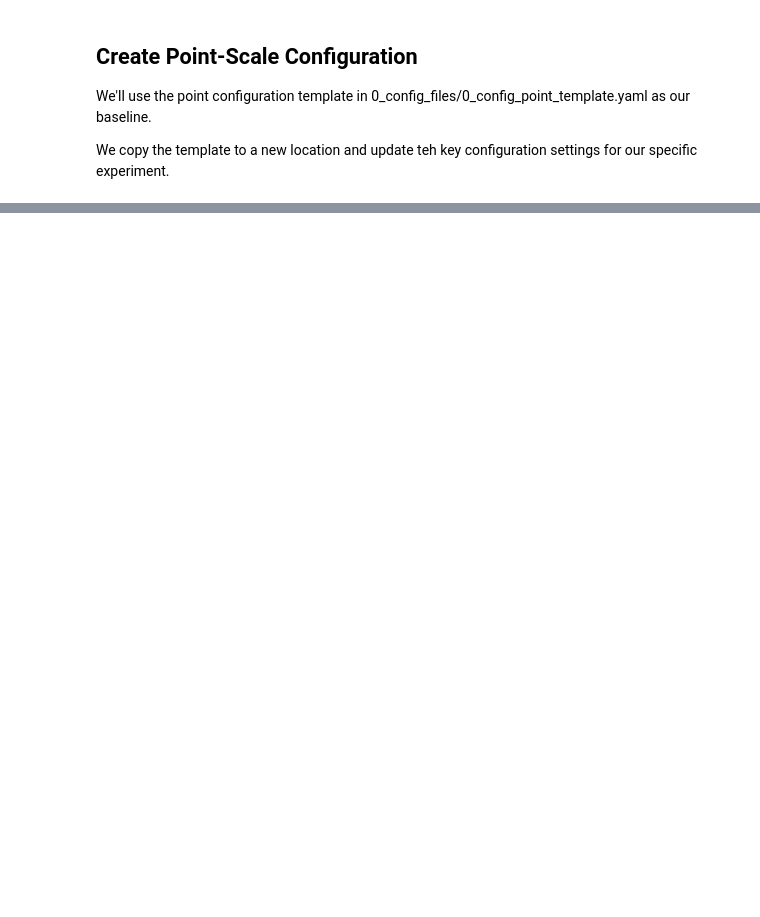
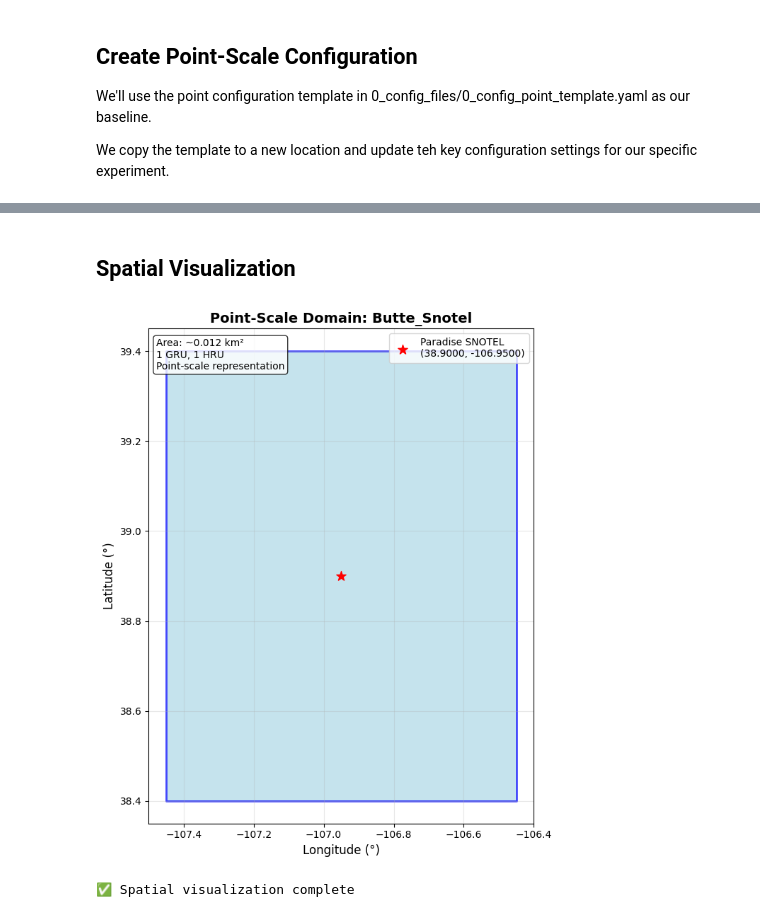
Before and after one commit to dlhogan97/CONFLUENCE-uwmtnhydro, a Jupyter notebook: ess-project/examples/01a_point_scale_snotel.ipynb, the cells around one changed output, grey strips where cells are left out. Drawn from its saved outputs; the diff is of its cells as text; code cells hidden in the pictures; blank space fills up the shorter version.

```diff
--- a/ess-project/examples/01a_point_scale_snotel.ipynb
+++ b/ess-project/examples/01a_point_scale_snotel.ipynb
@@ -20,10 +20,10 @@ os.getcwd()
 # %% [output]
 '/home/dlhogan/projects/forked-repos/CONFLUENCE-uwmtnhydro/ess-project/examples'
 # %%
-# Import required libraries
+# First we import the libraries we'll need in this tutorial
 import sys
 import os
-os.chdir("/home/dlhogan/projects/forked-repos/CONFLUENCE-uwmtnhydro")
+os.chdir('/home/dlhogan/projects/forked-repos/CONFLUENCE-uwmtnhydro')
 from pathlib import Path
 import yaml
 import pandas as pd
@@ -35,7 +35,7 @@ import xarray as xr
 import numpy as np
 
 # Add CONFLUENCE to path
-confluence_path = Path('./').resolve()
+confluence_path = Path().resolve()
 sys.path.append(str(confluence_path))
 
 # Import main CONFLUENCE class
@@ -44,3 +44,7 @@ from CONFLUENCE import CONFLUENCE
 # Set up plotting style
 plt.style.use('default')
 %matplotlib inline
+
+print("=== CONFLUENCE Tutorial - 1: Point-Scale Workflow - SNOTEL example ===")
+print(f"CONFLUENCE path: {confluence_path}")
+print(f"Tutorial started: {datetime.now().strftime('%Y-%m-%d %H:%M:%S')}")
@@ -362,0 +311,38 @@ print("\nSWE visualization complete")
+# %% [markdown]
+## Spatial Visualization
+# %%
+# Load spatial data
+hru_path = confluence.project_dir / "shapefiles" / "catchment" / f"{config_dict['DOMAIN_NAME']}_HRUs_{config_dict['DOMAIN_DISCRETIZATION']}.shp"
+hru_gdf = gpd.read_file(hru_path)
+
+# Create simple plot
+fig, ax = plt.subplots(1, 1, figsize=(8, 8))
+
+# Plot HRU
+hru_gdf.plot(ax=ax, facecolor='lightblue', edgecolor='blue', linewidth=2, alpha=0.7)
+
+# Add station point
+station_coords = config_dict['POUR_POINT_COORDS'].split('/')
+station_lat, station_lon = float(station_coords[0]), float(station_coords[1])
+ax.scatter(station_lon, station_lat, c='red', s=100, marker='*',
+          label=f'Paradise SNOTEL\n({station_lat:.4f}, {station_lon:.4f})', zorder=5)
+
+# Styling
+ax.set_title(f'Point-Scale Domain: {config_dict["DOMAIN_NAME"].title()}', fontsize=14, fontweight='bold')
+ax.set_xlabel('Longitude (°)', fontsize=12)
+ax.set_ylabel('Latitude (°)', fontsize=12)
+ax.grid(True, alpha=0.3)
+ax.legend(fontsize=10)
+
+# Add annotation
+ax.text(0.02, 0.98, f"Area: ~0.012 km²\n1 GRU, 1 HRU\nPoint-scale representation",
+       transform=ax.transAxes, fontsize=10, verticalalignment='top',
+       bbox=dict(facecolor='white', alpha=0.8, boxstyle='round,pad=0.3'))
+
+plt.tight_layout()
+plt.show()
+
+print("✅ Spatial visualization complete")
+# %% [output]
+[figure, added]
+✅ Spatial visualization complete
```
Also changed, not shown: parts of 50 cells of this notebook, 1 other file.
